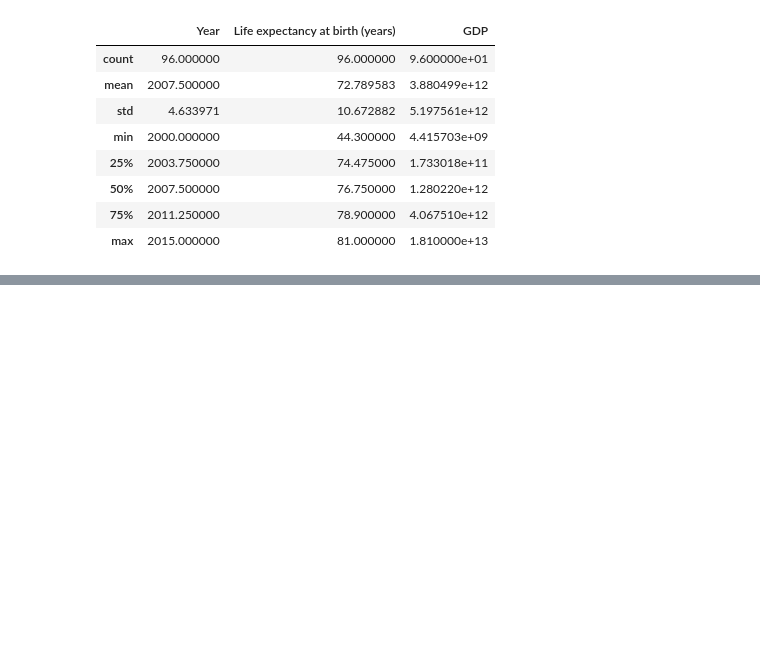
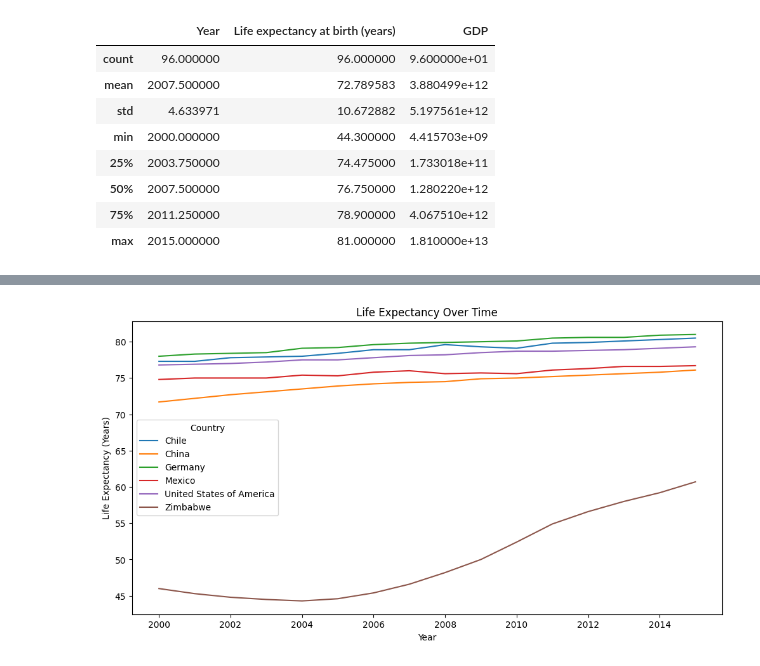
Before and after one commit to gabrielarcangelbol/life-expectancy-gdp, a Jupyter notebook: life_expectancy_gdp.ipynb, the cells around one changed output, grey strips where cells are left out. Cells and saved outputs as stored; diff of their text form; code cells hidden in the pictures; blank space fills up the shorter version.

```diff
--- a/life_expectancy_gdp.ipynb
+++ b/life_expectancy_gdp.ipynb
@@ -179,0 +227,11 @@ memory usage: 3.1+ KB
+# %%
+# Plot Life Expectancy over Time
+plt.figure(figsize=(12, 6))
+sns.lineplot(data=df, x="Year", y="Life expectancy at birth (years)", hue="Country")
+plt.title("Life Expectancy Over Time")
+plt.xlabel("Year")
+plt.ylabel("Life Expectancy (Years)")
+plt.legend(title="Country")
+plt.show()
+# %% [output]
+[figure, added]
```
Also changed, not shown: parts of 9 cells of this notebook.
